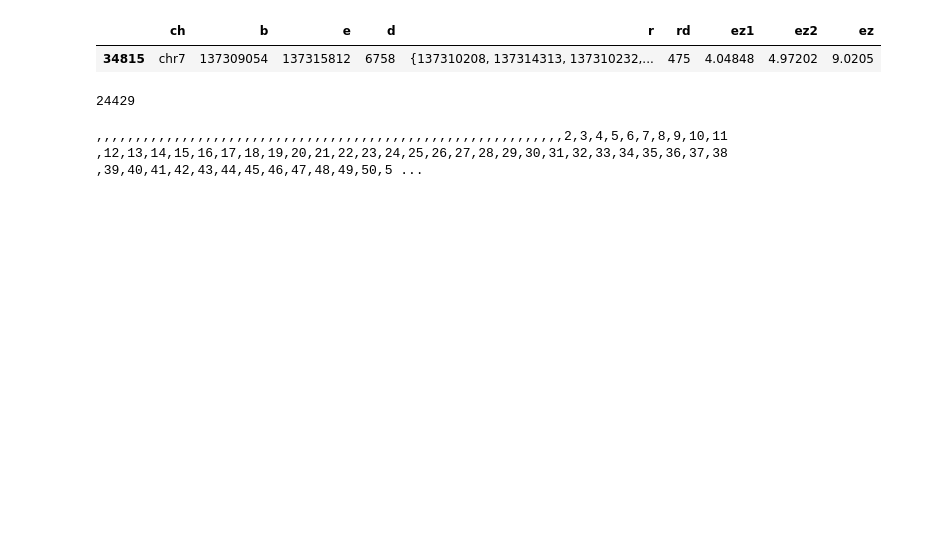
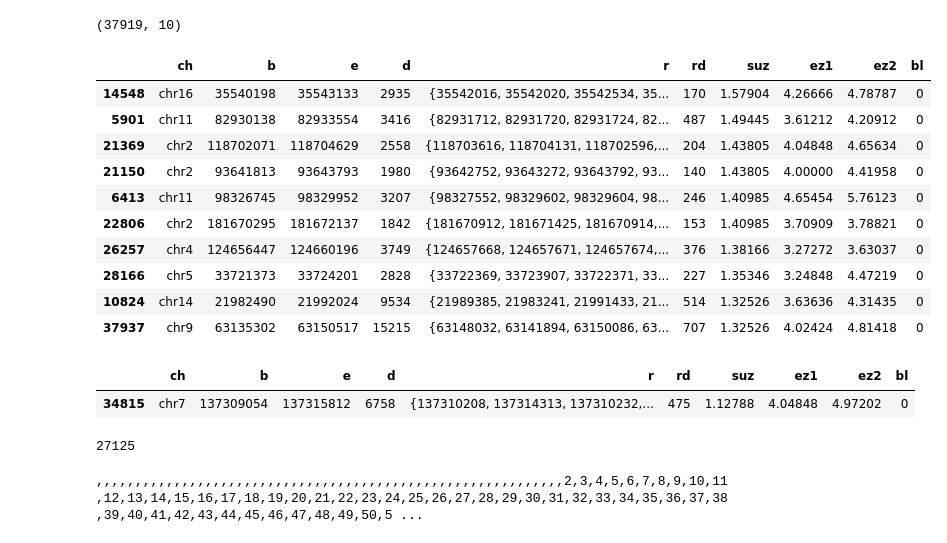
Before and after one commit to moqri/emi, a Jupyter notebook: mice/aging.ipynb, the cells around one changed output. Drawn from its saved outputs; the diff is of its cells as text; code cells hidden in the pictures; blank space fills up the shorter version.

```diff
--- a/mice/aging.ipynb
+++ b/mice/aging.ipynb
@@ -7,9 +9,28 @@ from matplotlib import pyplot as plt
 # %%
-h=pd.read_pickle('data/h.pkl').sort_values('ez',ascending=False)
-h[h.ch=='chr7'].head(1)
+h=pd.read_pickle('data/h.pkl')
+h=h[h['bl']==0]
+print(h.shape)
+#h['ez']=h[['ez1','ez2']].min(1)
+#h=h.sort_values('ez',ascending=False)
+h.head(10)
 # %% [output]
+(37919, 10)
-|  | ch | b | e | d | r | rd | ez1 | ez2 | ez |
-| 34815 | chr7 | 137309054 | 137315812 | 6758 | {137310208, 137314313, 137310232,... | 475 | 4.04848 | 4.97202 | 9.0205 |
+|  | ch | b | e | d | r | rd | suz | ez1 | ez2 | bl |
+| 14548 | chr16 | 35540198 | 35543133 | 2935 | {35542016, 35542020, 35542534, 35... | 170 | 1.57904 | 4.26666 | 4.78787 | 0 |
+| 5901 | chr11 | 82930138 | 82933554 | 3416 | {82931712, 82931720, 82931724, 82... | 487 | 1.49445 | 3.61212 | 4.20912 | 0 |
+| 21369 | chr2 | 118702071 | 118704629 | 2558 | {118703616, 118704131, 118702596,... | 204 | 1.43805 | 4.04848 | 4.65634 | 0 |
+| 21150 | chr2 | 93641813 | 93643793 | 1980 | {93642752, 93643272, 93643792, 93... | 140 | 1.43805 | 4.00000 | 4.41958 | 0 |
+| 6413 | chr11 | 98326745 | 98329952 | 3207 | {98327552, 98329602, 98329604, 98... | 246 | 1.40985 | 4.65454 | 5.76123 | 0 |
+| 22806 | chr2 | 181670295 | 181672137 | 1842 | {181670912, 181671425, 181670914,... | 153 | 1.40985 | 3.70909 | 3.78821 | 0 |
+| 26257 | chr4 | 124656447 | 124660196 | 3749 | {124657668, 124657671, 124657674,... | 376 | 1.38166 | 3.27272 | 3.63037 | 0 |
+| 28166 | chr5 | 33721373 | 33724201 | 2828 | {33722369, 33723907, 33722371, 33... | 227 | 1.35346 | 3.24848 | 4.47219 | 0 |
+| 10824 | chr14 | 21982490 | 21992024 | 9534 | {21989385, 21983241, 21991433, 21... | 514 | 1.32526 | 3.63636 | 4.31435 | 0 |
+| 37937 | chr9 | 63135302 | 63150517 | 15215 | {63148032, 63141894, 63150086, 63... | 707 | 1.32526 | 4.02424 | 4.81418 | 0 |
+# %%
+h[h.ch=='chr7'].head(1)
+# %% [output]
+|  | ch | b | e | d | r | rd | suz | ez1 | ez2 | bl |
+| 34815 | chr7 | 137309054 | 137315812 | 6758 | {137310208, 137314313, 137310232,... | 475 | 1.12788 | 4.04848 | 4.97202 | 0 |
 # %%
 hg=h.groupby('ch')['r'].apply(list)
 hg=hg.apply(lambda x:set.union(*x))
@@ -39,9 +61,9 @@ for sn in fs:
 # %%
 hzs=[]
-for i,rr in h.head(100).iterrows():
+for i,rr in hz.iterrows():
     for r in list(rr['r']):
         hzs.append(rr['ch'][3:5]+'_'+str(r))
 len(hzs)
 # %% [output]
-24429
+27125
 # %%
```
Also changed, not shown: parts of 11 cells of this notebook, 5 other files.
